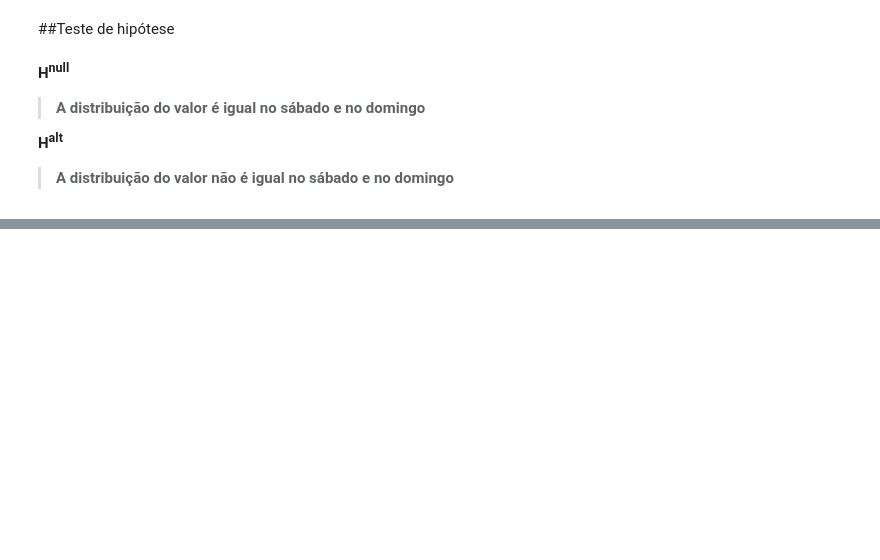
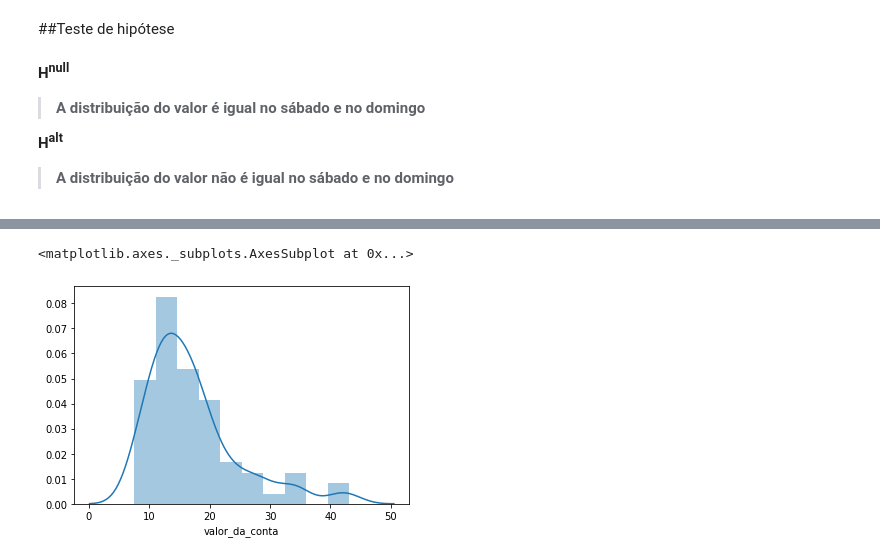
Before and after one commit to wellingtonsouza32/datascience, a Jupyter notebook: Explorando_com_Seaborn_Data_Visualization.ipynb, the cells around one changed output, grey strips where cells are left out. Cells and saved outputs as stored; diff of their text form; code cells hidden in the pictures; blank space fills up the shorter version.

```diff
--- a/Explorando_com_Seaborn_Data_Visualization.ipynb
+++ b/Explorando_com_Seaborn_Data_Visualization.ipynb
@@ -344,0 +374,7 @@ RanksumsResult(statistic=0.9198084864360142, pvalue=0.3576728477868443)
+# %%
+almoco = gorjetas.query("hora_do_dia == 'Almoço'").valor_da_conta
+# %%
+sns.distplot(almoco)
+# %% [output]
+<matplotlib.axes._subplots.AxesSubplot at 0x...>
+[figure, added]
```
Also changed, not shown: parts of 29 cells of this notebook.
